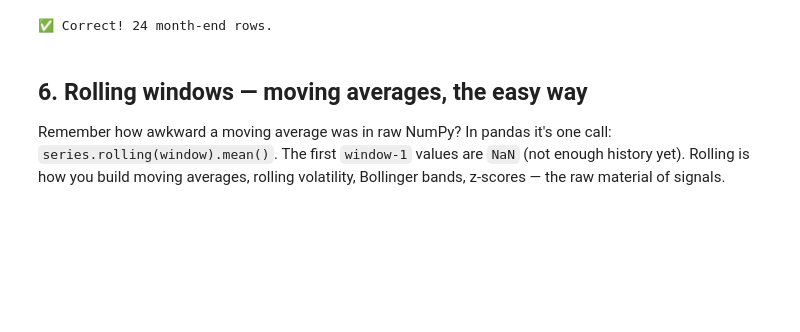
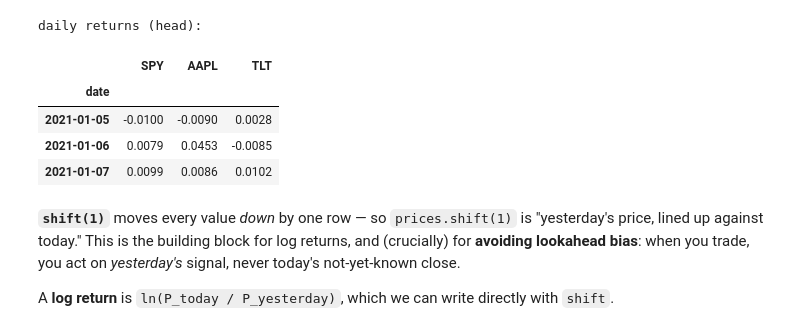
Before and after one commit to zyrxun/MAT-Education-, a Jupyter notebook: 02_Pandas_for_Financial_Data_SOLUTIONS.ipynb, the cells around one changed output. Saved outputs shown, nothing was run; the diff lists cells and outputs as text; code cells hidden in the pictures; blank space fills up the shorter version.

```diff
--- a/02_Pandas_for_Financial_Data_SOLUTIONS.ipynb
+++ b/02_Pandas_for_Financial_Data_SOLUTIONS.ipynb
@@ -230,12 +214,16 @@ monthly = prices.resample("ME").last()
 # %%
-assert monthly is not None, "Replace None with your code."
-assert monthly.equals(prices.resample("ME").last()), "Use resample('ME').last()."
-assert 23 <= len(monthly) <= 25, f"Expected ~24 months, got {len(monthly)}"
-print("✅ Correct!", len(monthly), "month-end rows.")
+rets = prices.pct_change().dropna()    # daily simple returns; drop the first NaN row
+print("daily returns (head):")
+rets.head(3)
 # %% [output]
-✅ Correct! 24 month-end rows.
+daily returns (head):
+|  | SPY | AAPL | TLT |
+| date |  |  |  |
+| 2021-01-05 | -0.0100 | -0.0090 | 0.0028 |
+| 2021-01-06 | 0.0079 | 0.0453 | -0.0085 |
+| 2021-01-07 | 0.0099 | 0.0086 | 0.0102 |
 # %% [markdown]
-## 6. Rolling windows — moving averages, the easy way
+**`shift(1)`** moves every value *down* by one row — so `prices.shift(1)` is "yesterday's price, lined up against today." This is the building block for log returns, and (crucially) for **avoiding lookahead bias**: when you trade, you act on *yesterday's* signal, never today's not-yet-known close.
 
-Remember how awkward a moving average was in raw NumPy? In pandas it's one call: `series.rolling(window).mean()`. The first `window-1` values are `NaN` (not enough history yet). Rolling is how you build moving averages, rolling volatility, Bollinger bands, z-scores — the raw material of signals.
+A **log return** is `ln(P_today / P_yesterday)`, which we can write directly with `shift`.
 # %%
```
Also changed, not shown: parts of 101 cells of this notebook, 1 other file.
